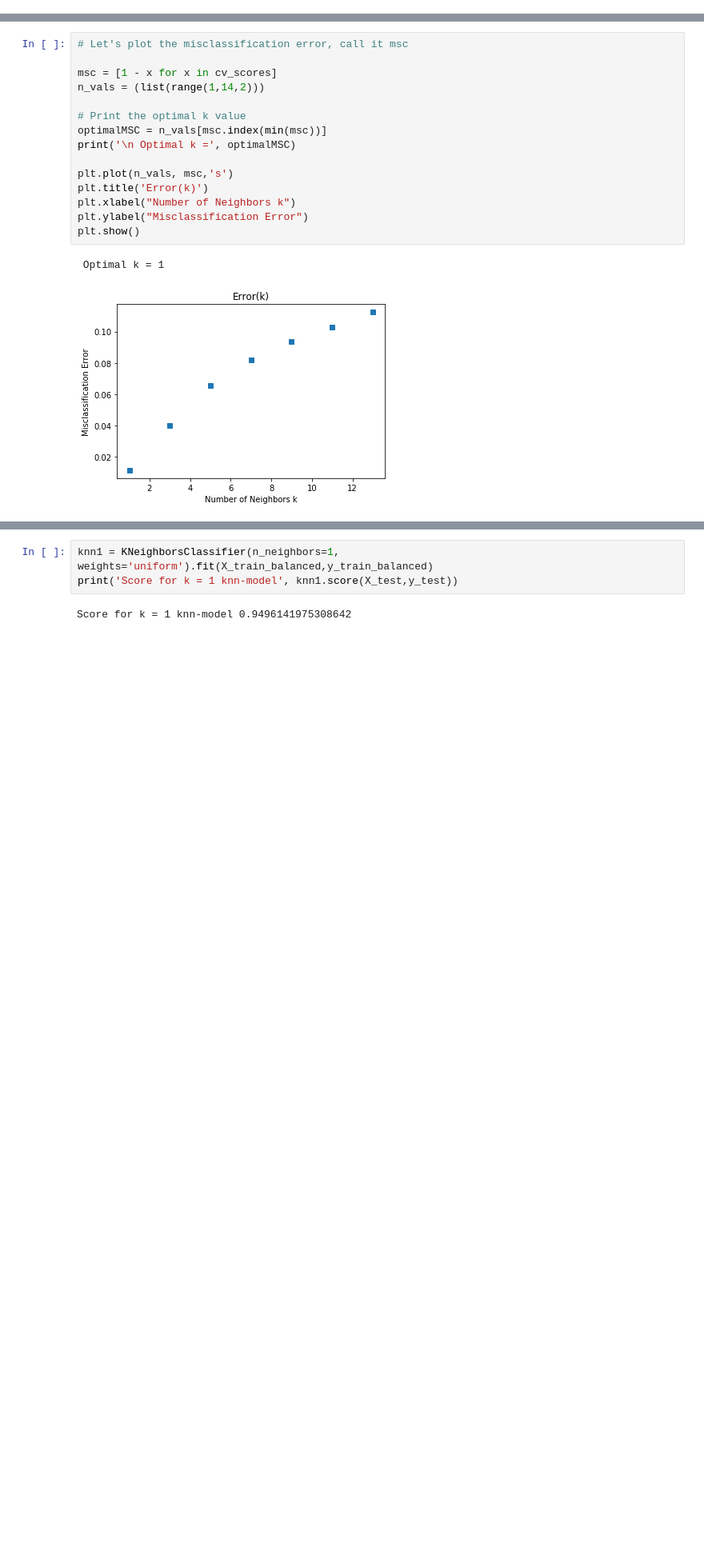
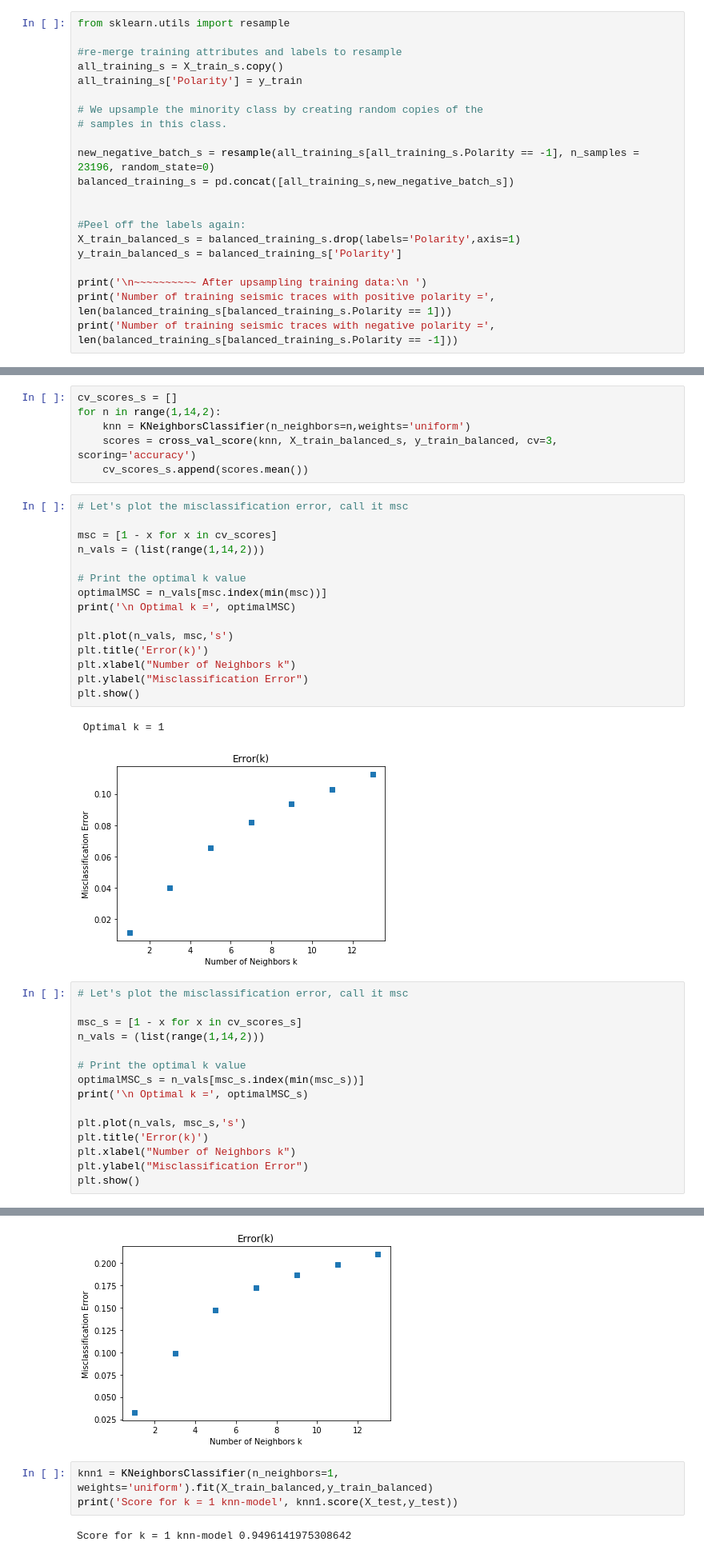
Before and after one commit to yanielc/knn_approach_to_flippedPolarity_seismic_traces, a Jupyter notebook: trace_polarity_nearest_neighbors_upsample.ipynb, the cells around one changed output, grey strips where cells are left out. Shown: that part at 80% size. Cells and saved outputs as stored; diff of their text form; blank space fills up the shorter version.

```diff
--- a/trace_polarity_nearest_neighbors_upsample.ipynb
+++ b/trace_polarity_nearest_neighbors_upsample.ipynb
@@ -122,0 +138,21 @@ from sklearn.utils import resample
+# %%
+from sklearn.utils import resample
+
+#re-merge training attributes and labels to resample
+all_training_s = X_train_s.copy()
+all_training_s['Polarity'] = y_train
+
+# We upsample the minority class by creating random copies of the
+# samples in this class.
+
+new_negative_batch_s = resample(all_training_s[all_training_s.Polarity == -1], n_samples = 23196, random_state=0)
+balanced_training_s = pd.concat([all_training_s,new_negative_batch_s])
+
+
+#Peel off the labels again:
+X_train_balanced_s = balanced_training_s.drop(labels='Polarity',axis=1)
+y_train_balanced_s = balanced_training_s['Polarity']
+
+print('\n~~~~~~~~~~ After upsampling training data:\n ')
+print('Number of training seismic traces with positive polarity =', len(balanced_training_s[balanced_training_s.Polarity == 1]))
+print('Number of training seismic traces with negative polarity =', len(balanced_training_s[balanced_training_s.Polarity == -1]))
@@ -164,6 +207,12 @@ for n in range(1,14,2):
     knn = KNeighborsClassifier(n_neighbors=n,weights='uniform')
     scores = cross_val_score(knn, X_train_balanced, y_train_balanced, cv=3, scoring='accuracy')
     cv_scores.append(scores.mean())
+# %%
+cv_scores_s = []
+for n in range(1,14,2):
+    knn = KNeighborsClassifier(n_neighbors=n,weights='uniform')
+    scores = cross_val_score(knn, X_train_balanced_s, y_train_balanced, cv=3, scoring='accuracy')
+    cv_scores_s.append(scores.mean())
 # %%
 # Let's plot the misclassification error, call it msc
 
@@ -182,3 +231,19 @@ plt.show()
 # %% [output]
  Optimal k = 1
 [figure]
+# %%
+# Let's plot the misclassification error, call it msc
+
+msc_s = [1 - x for x in cv_scores_s]
+n_vals = (list(range(1,14,2)))
+
+# Print the optimal k value
+optimalMSC_s = n_vals[msc_s.index(min(msc_s))]
+print('\n Optimal k =', optimalMSC_s)
+
+plt.plot(n_vals, msc_s,'s')
+plt.title('Error(k)')
+plt.xlabel("Number of Neighbors k")
+plt.ylabel("Misclassification Error")
+plt.show()
+# %% [output]
@@ -185,3 +251,4 @@ plt.show()
+[figure, added]
 # %%
 knn1 = KNeighborsClassifier(n_neighbors=1, weights='uniform').fit(X_train_balanced,y_train_balanced)
 print('Score for k = 1 knn-model', knn1.score(X_test,y_test))
```
Also changed, not shown: parts of 20 cells of this notebook.
